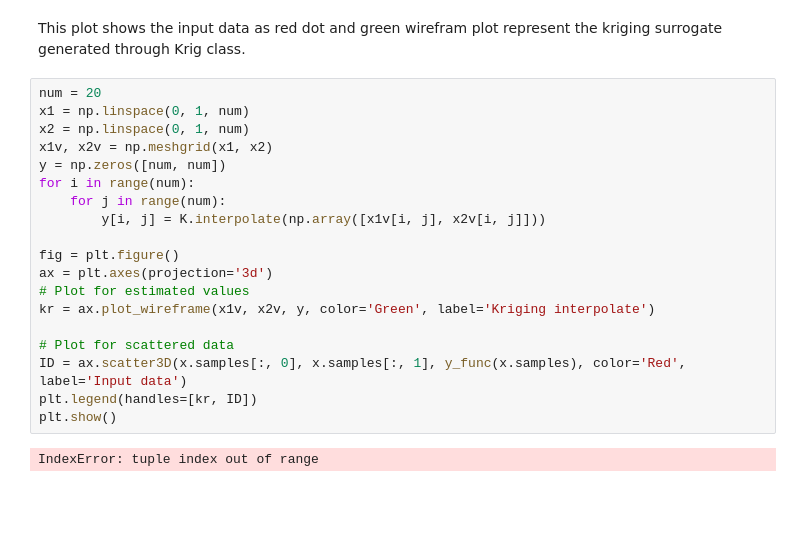
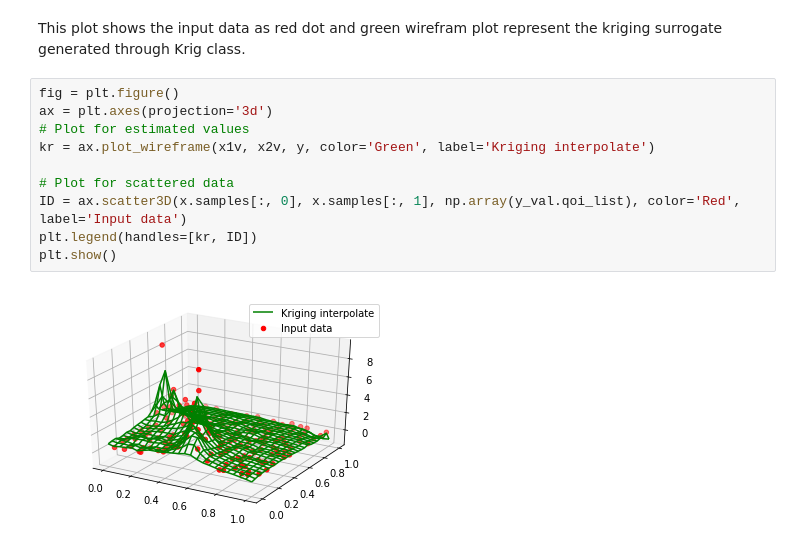
Before and after one commit to volpatto/UQpy, a Jupyter notebook: example/Kriging/Krig_Example1.ipynb, the cells around one changed output. Cells and saved outputs as stored; diff of their text form; blank space fills up the shorter version.

```diff
--- a/example/Kriging/Krig_Example1.ipynb
+++ b/example/Kriging/Krig_Example1.ipynb
@@ -32,23 +59,14 @@ K = Krig(samples=x.samples, values=Y, reg_model='Quadratic', corr_model='Exponen
 # %% [markdown]
 This plot shows the input data as red dot and green wirefram plot represent the kriging surrogate generated through Krig class.
 # %%
-num = 20
-x1 = np.linspace(0, 1, num)
-x2 = np.linspace(0, 1, num)
-x1v, x2v = np.meshgrid(x1, x2)
-y = np.zeros([num, num])
-for i in range(num):
-    for j in range(num):
-        y[i, j] = K.interpolate(np.array([x1v[i, j], x2v[i, j]]))
-
 fig = plt.figure()
 ax = plt.axes(projection='3d')
 # Plot for estimated values
 kr = ax.plot_wireframe(x1v, x2v, y, color='Green', label='Kriging interpolate')
 
 # Plot for scattered data
-ID = ax.scatter3D(x.samples[:, 0], x.samples[:, 1], y_func(x.samples), color='Red', label='Input data')
+ID = ax.scatter3D(x.samples[:, 0], x.samples[:, 1], np.array(y_val.qoi_list), color='Red', label='Input data')
 plt.legend(handles=[kr, ID])
 plt.show()
 # %% [output]
-IndexError: tuple index out of range
+[figure, added]
```
Also changed, not shown: parts of 10 cells of this notebook, 8 other files.
